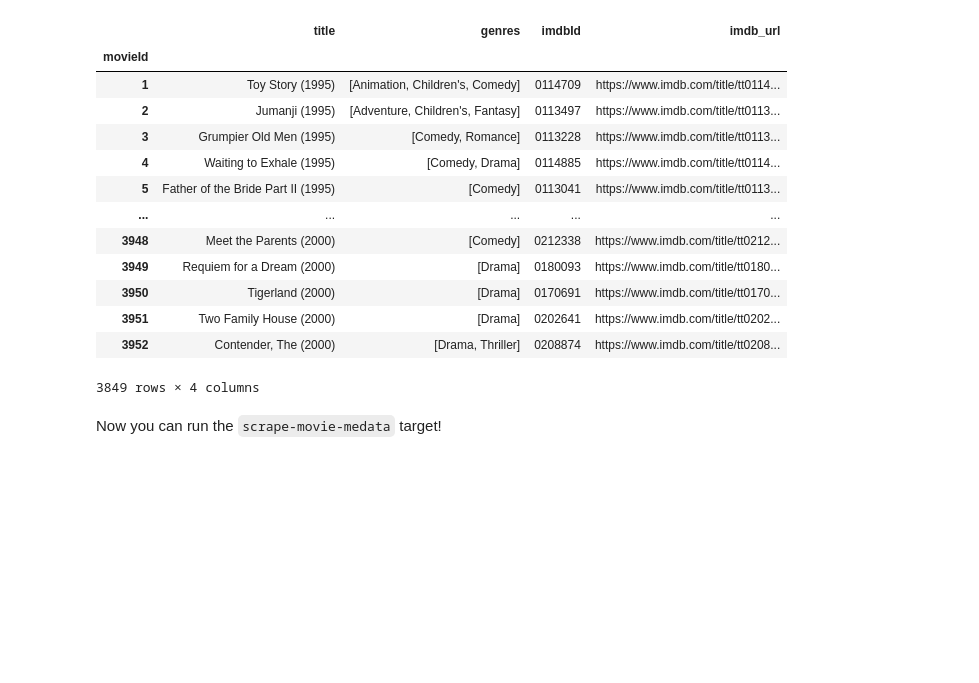
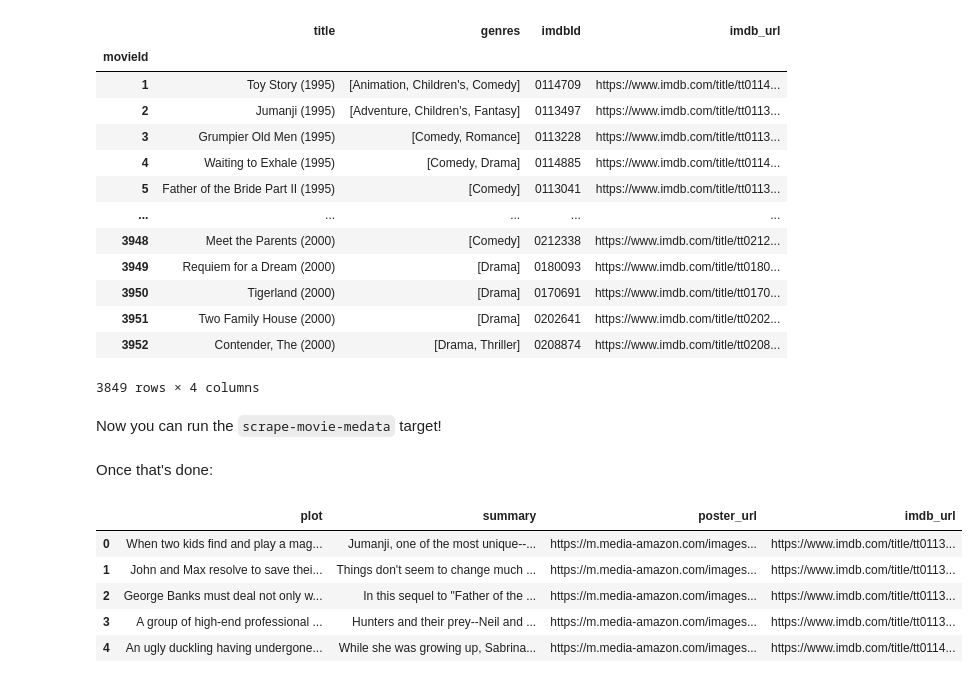
Before and after one commit to hsm207/movielens-weaviate, a Jupyter notebook: notebooks/01_metadata.ipynb, the cells around one changed output. Drawn from its saved outputs; the diff is of its cells as text; code cells hidden in the pictures; blank space fills up the shorter version.

```diff
--- a/notebooks/01_metadata.ipynb
+++ b/notebooks/01_metadata.ipynb
@@ -151,3 +154,23 @@ with open("../data/imdb_urls.txt", "w") as f:
     f.write("\n".join(imdb_urls))
 # %% [markdown]
 Now you can run the `scrape-movie-medata` target!
+# %% [markdown]
+Once that's done:
+# %%
+# read the movie_metadata.jsonl file into a dataframe named movies_metadata
+movies_metadata = pd.read_json("../data/movie_metadata.jsonl", lines=True)
+# rename source_url to imdb_url
+movies_metadata = movies_metadata.rename(columns={"source_url": "imdb_url"})
+# drop title and id columns
+movies_metadata = movies_metadata.drop(columns=["title", "id"])
+# if imdb_url has https://m then replace m with wwww
+movies_metadata["imdb_url"] = movies_metadata["imdb_url"].str.replace(
+    "https://m", "https://www")
+movies_metadata.head()
+# %% [output]
+|  | plot | summary | poster_url | imdb_url |
+| 0 | When two kids find and play a mag... | Jumanji, one of the most unique--... | https://m.media-amazon.com/images... | https://www.imdb.com/title/tt0113... |
+| 1 | John and Max resolve to save thei... | Things don't seem to change much ... | https://m.media-amazon.com/images... | https://www.imdb.com/title/tt0113... |
+| 2 | George Banks must deal not only w... | In this sequel to "Father of the ... | https://m.media-amazon.com/images... | https://www.imdb.com/title/tt0113... |
+| 3 | A group of high-end professional ... | Hunters and their prey--Neil and ... | https://m.media-amazon.com/images... | https://www.imdb.com/title/tt0113... |
+| 4 | An ugly duckling having undergone... | While she was growing up, Sabrina... | https://m.media-amazon.com/images... | https://www.imdb.com/title/tt0114... |
```
Also changed, not shown: parts of 10 cells of this notebook.
